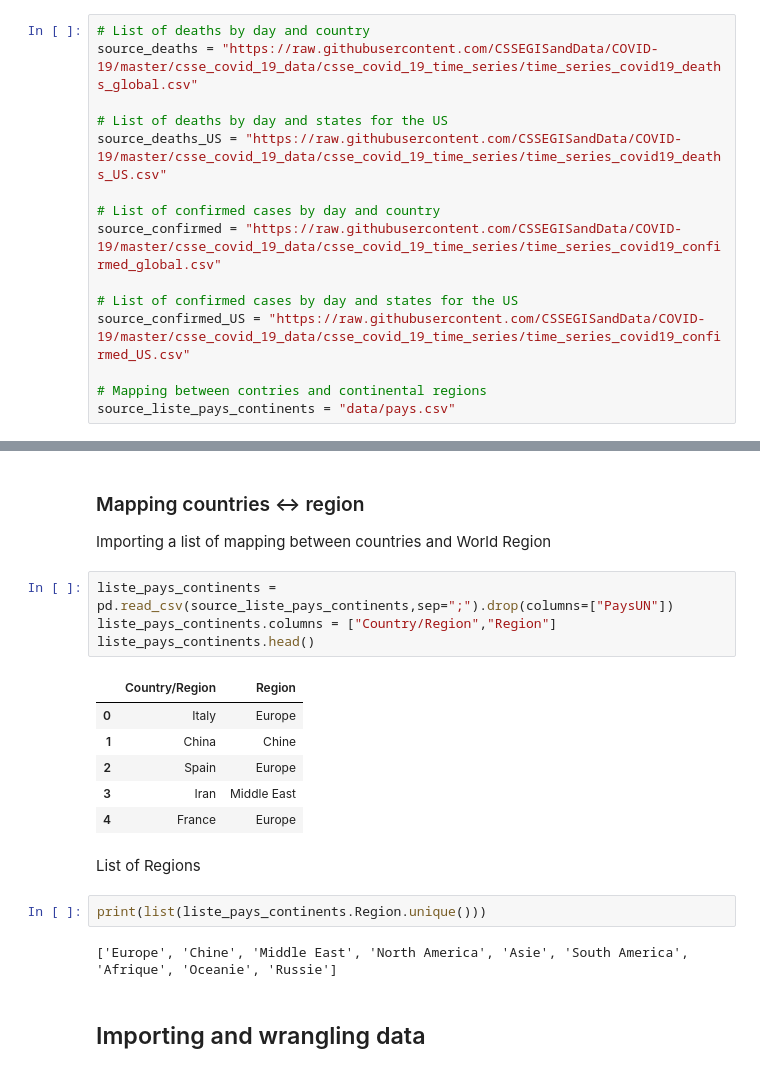
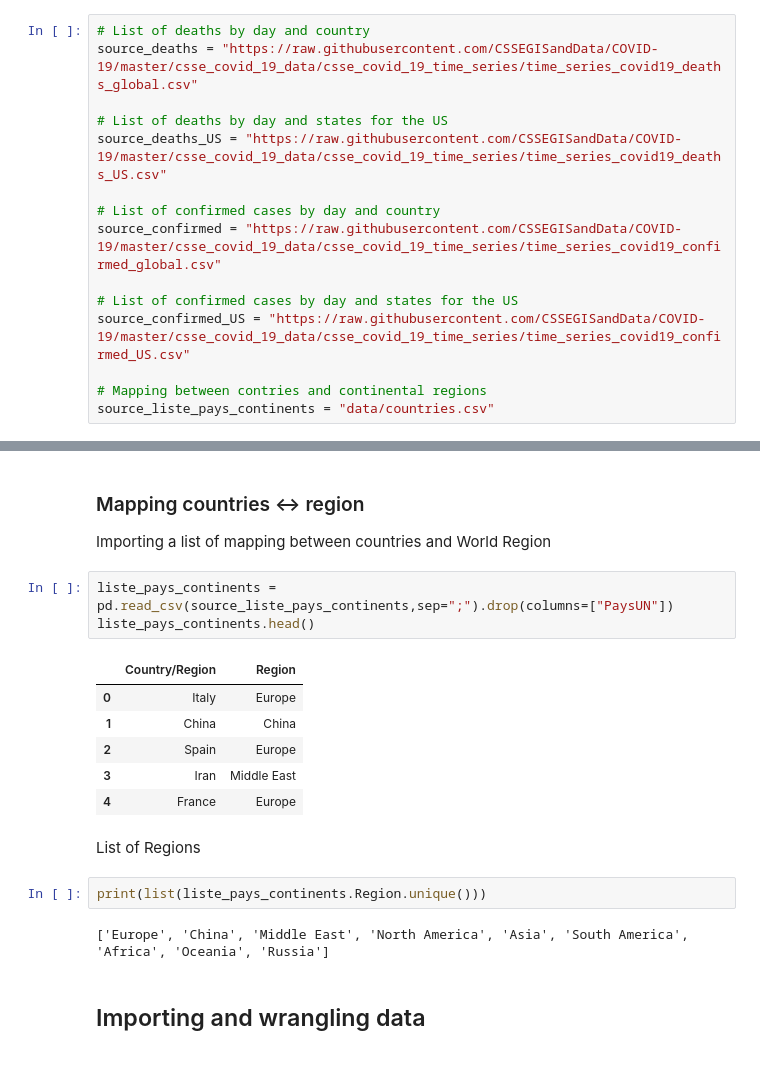
Before and after one commit to ecoudron/Covid-19, a Jupyter notebook: Covid.ipynb, the cells around one changed output, grey strips where cells are left out. Saved outputs shown, nothing was run; the diff lists cells and outputs as text.

```diff
--- a/Covid.ipynb
+++ b/Covid.ipynb
@@ -21,7 +21,7 @@ source_confirmed = "https://raw.githubusercontent.com/CSSEGISandData/COVID-19/ma
 source_confirmed_US = "https://raw.githubusercontent.com/CSSEGISandData/COVID-19/master/csse_covid_19_data/csse_covid_19_time_series/time_series_covid19_confirmed_US.csv"
 
 # Mapping between contries and continental regions
-source_liste_pays_continents = "data/pays.csv"
+source_liste_pays_continents = "data/countries.csv"
 # %% [markdown]
 ### Data structures
 # %%
@@ -47,12 +47,11 @@ data_deaths_tmp.head()
 Importing a list of mapping between countries and World Region
 # %%
 liste_pays_continents = pd.read_csv(source_liste_pays_continents,sep=";").drop(columns=["PaysUN"])
-liste_pays_continents.columns = ["Country/Region","Region"]
 liste_pays_continents.head()
 # %% [output]
 |  | Country/Region | Region |
 | 0 | Italy | Europe |
-| 1 | China | Chine |
+| 1 | China | China |
 | 2 | Spain | Europe |
 | 3 | Iran | Middle East |
 | 4 | France | Europe |
@@ -61,7 +60,7 @@ List of Regions
 # %%
 print(list(liste_pays_continents.Region.unique()))
 # %% [output]
-['Europe', 'Chine', 'Middle East', 'North America', 'Asie', 'South America', 'Afrique', 'Oceanie', 'Russie']
+['Europe', 'China', 'Middle East', 'North America', 'Asia', 'South America', 'Africa', 'Oceania', 'Russia']
 # %% [markdown]
 ## Importing and wrangling data
 # %% [markdown]
```
Also changed, not shown: parts of 9 cells of this notebook, 1 other file.
